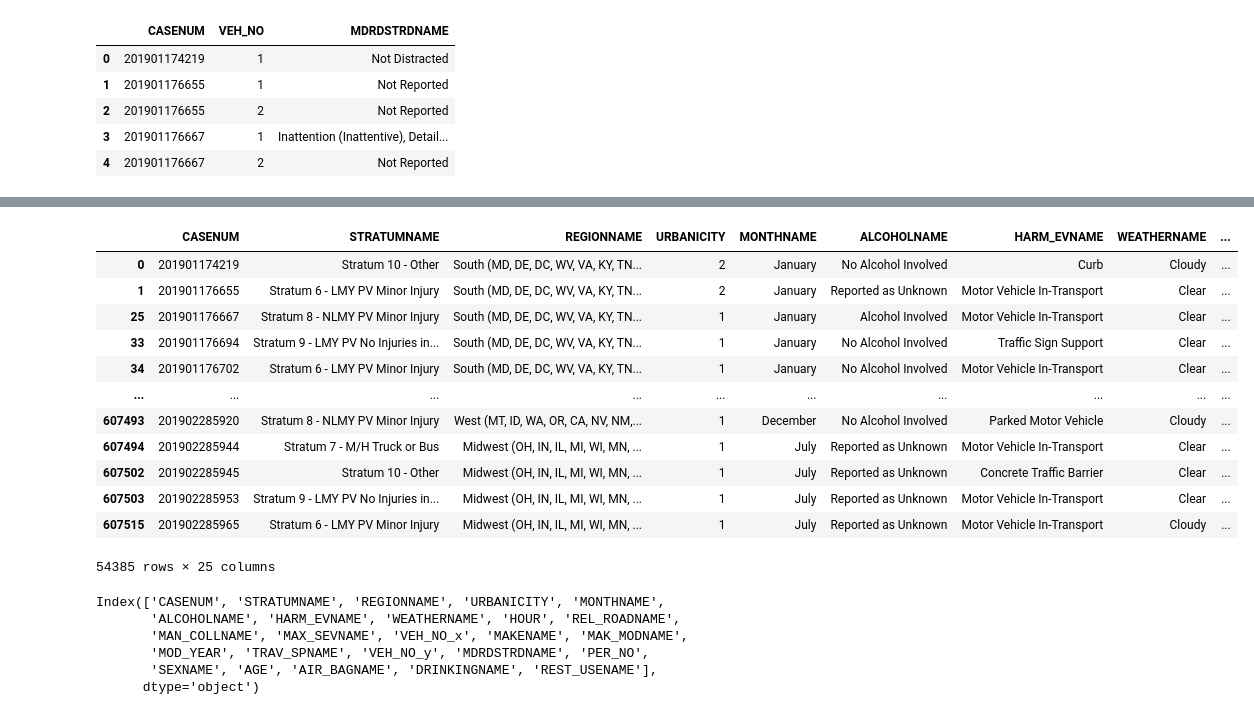
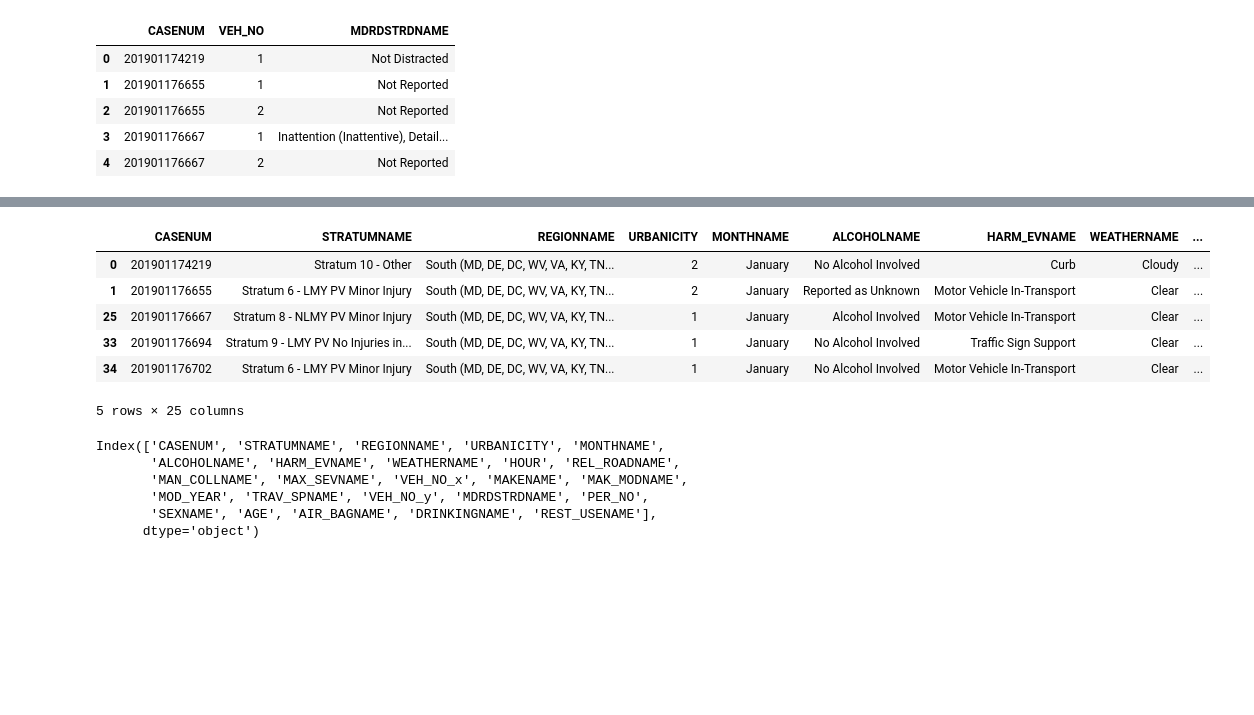
Before and after one commit to amburu4159/group-3-ku042021, a Jupyter notebook: MachineLearningModel.ipynb, the cells around one changed output, grey strips where cells are left out. Saved outputs shown, nothing was run; the diff lists cells and outputs as text; code cells hidden in the pictures; blank space fills up the shorter version.

```diff
--- a/MachineLearningModel.ipynb
+++ b/MachineLearningModel.ipynb
@@ -9,9 +9,8 @@ from collections import Counter
 from matplotlib import pyplot as plt
 # %%
 #Read/Use Clean DataFrame
-df = pd.read_csv("TestFileForMachineLearning.csv")
-person_df = pd.read_csv("person.CSV")
-vehicle_df = pd.read_csv("vehicle.CSV")
-accident_df = pd.read_csv("accident.CSV")
-distract_df = pd.read_csv("distract.CSV")
+person_df = pd.read_csv("../person.CSV")
+vehicle_df = pd.read_csv("../vehicle.CSV")
+accident_df = pd.read_csv("../accident.CSV")
+distract_df = pd.read_csv("../distract.CSV")
 # %%
@@ -148,18 +138,13 @@ data_df
 # %%
+#Removing duplicate case number rows
 data_df = data_df.drop_duplicates(subset=['CASENUM'])
-data_df
+data_df.head()
 # %% [output]
 |  | CASENUM | STRATUMNAME | REGIONNAME | URBANICITY | MONTHNAME | ALCOHOLNAME | HARM_EVNAME | WEATHERNAME | ... |
 | 0 | 201901174219 | Stratum 10 - Other | South (MD, DE, DC, WV, VA, KY, TN... | 2 | January | No Alcohol Involved | Curb | Cloudy | ... |
 | 1 | 201901176655 | Stratum 6 - LMY PV Minor Injury | South (MD, DE, DC, WV, VA, KY, TN... | 2 | January | Reported as Unknown | Motor Vehicle In-Transport | Clear | ... |
 | 25 | 201901176667 | Stratum 8 - NLMY PV Minor Injury | South (MD, DE, DC, WV, VA, KY, TN... | 1 | January | Alcohol Involved | Motor Vehicle In-Transport | Clear | ... |
 | 33 | 201901176694 | Stratum 9 - LMY PV No Injuries in... | South (MD, DE, DC, WV, VA, KY, TN... | 1 | January | No Alcohol Involved | Traffic Sign Support | Clear | ... |
 | 34 | 201901176702 | Stratum 6 - LMY PV Minor Injury | South (MD, DE, DC, WV, VA, KY, TN... | 1 | January | No Alcohol Involved | Motor Vehicle In-Transport | Clear | ... |
-| ... | ... | ... | ... | ... | ... | ... | ... | ... | ... |
-| 607493 | 201902285920 | Stratum 8 - NLMY PV Minor Injury | West (MT, ID, WA, OR, CA, NV, NM,... | 1 | December | No Alcohol Involved | Parked Motor Vehicle | Cloudy | ... |
-| 607494 | 201902285944 | Stratum 7 - M/H Truck or Bus | Midwest (OH, IN, IL, MI, WI, MN, ... | 1 | July | Reported as Unknown | Motor Vehicle In-Transport | Clear | ... |
-| 607502 | 201902285945 | Stratum 10 - Other | Midwest (OH, IN, IL, MI, WI, MN, ... | 1 | July | Reported as Unknown | Concrete Traffic Barrier | Clear | ... |
-| 607503 | 201902285953 | Stratum 9 - LMY PV No Injuries in... | Midwest (OH, IN, IL, MI, WI, MN, ... | 1 | July | Reported as Unknown | Motor Vehicle In-Transport | Clear | ... |
-| 607515 | 201902285965 | Stratum 6 - LMY PV Minor Injury | Midwest (OH, IN, IL, MI, WI, MN, ... | 1 | July | Reported as Unknown | Motor Vehicle In-Transport | Cloudy | ... |
-54385 rows × 25 columns
+5 rows × 25 columns
 # %%
```
Also changed, not shown: parts of 18 cells of this notebook.
